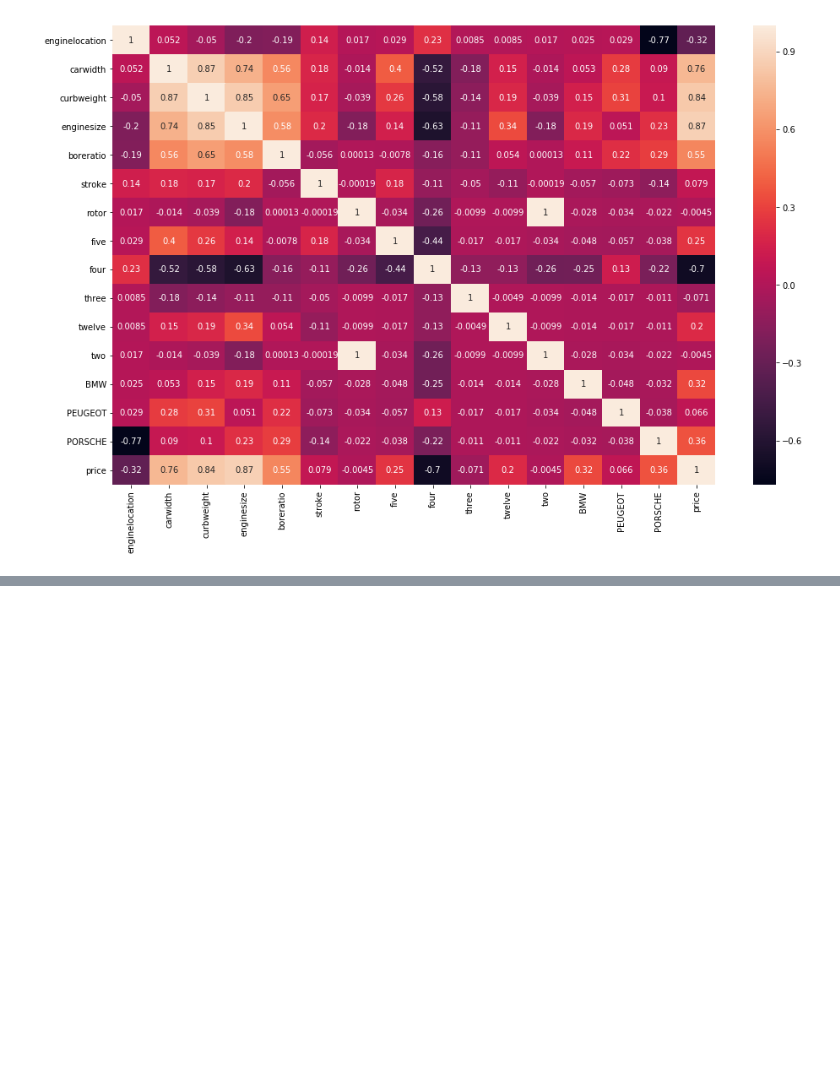
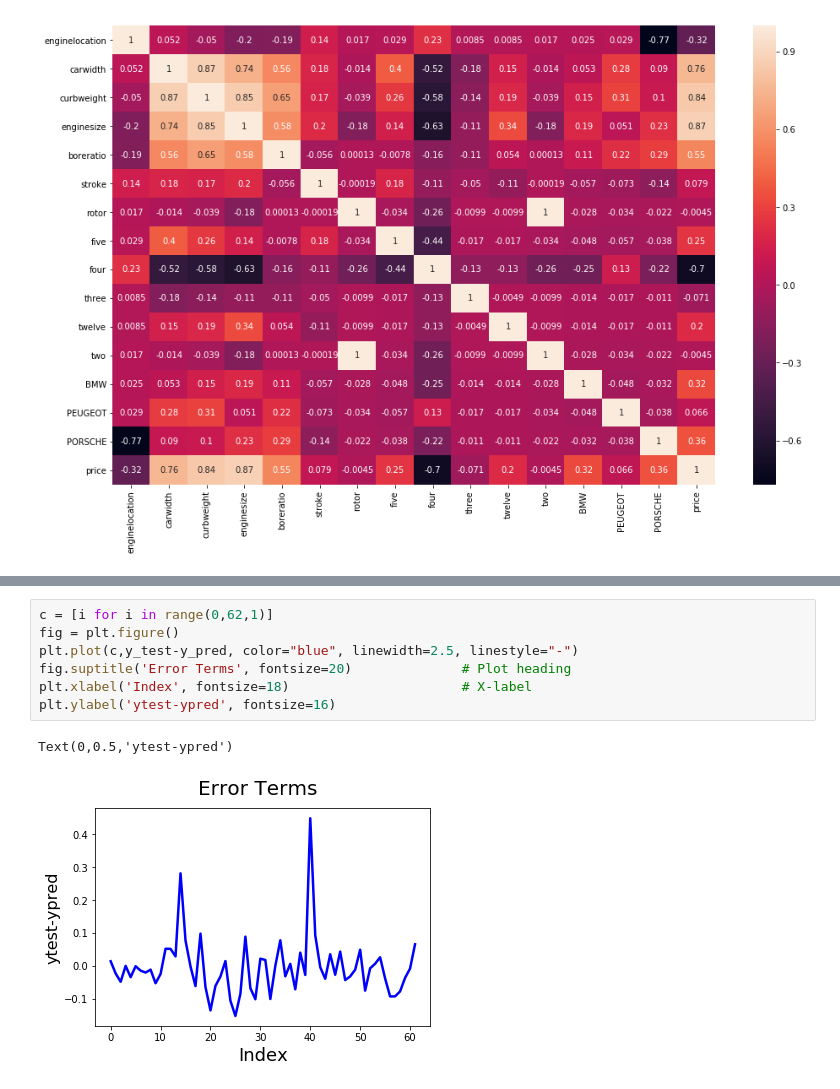
Before and after one commit to kapiltekwani/machine_learning, a Jupyter notebook: LinearRegressionCaseStudy.ipynb, the cells around one changed output, grey strips where cells are left out. Drawn from its saved outputs; the diff is of its cells as text; blank space fills up the shorter version.

```diff
--- a/LinearRegressionCaseStudy.ipynb
+++ b/LinearRegressionCaseStudy.ipynb
@@ -324,0 +477,10 @@ Covariance Type:            nonrobust
+# %%
+c = [i for i in range(0,62,1)]
+fig = plt.figure()
+plt.plot(c,y_test-y_pred, color="blue", linewidth=2.5, linestyle="-")
+fig.suptitle('Error Terms', fontsize=20)              # Plot heading
+plt.xlabel('Index', fontsize=18)                      # X-label
+plt.ylabel('ytest-ypred', fontsize=16)
+# %% [output]
+Text(0,0.5,'ytest-ypred')
+[figure, added]
```
Also changed, not shown: parts of 16 cells of this notebook.
